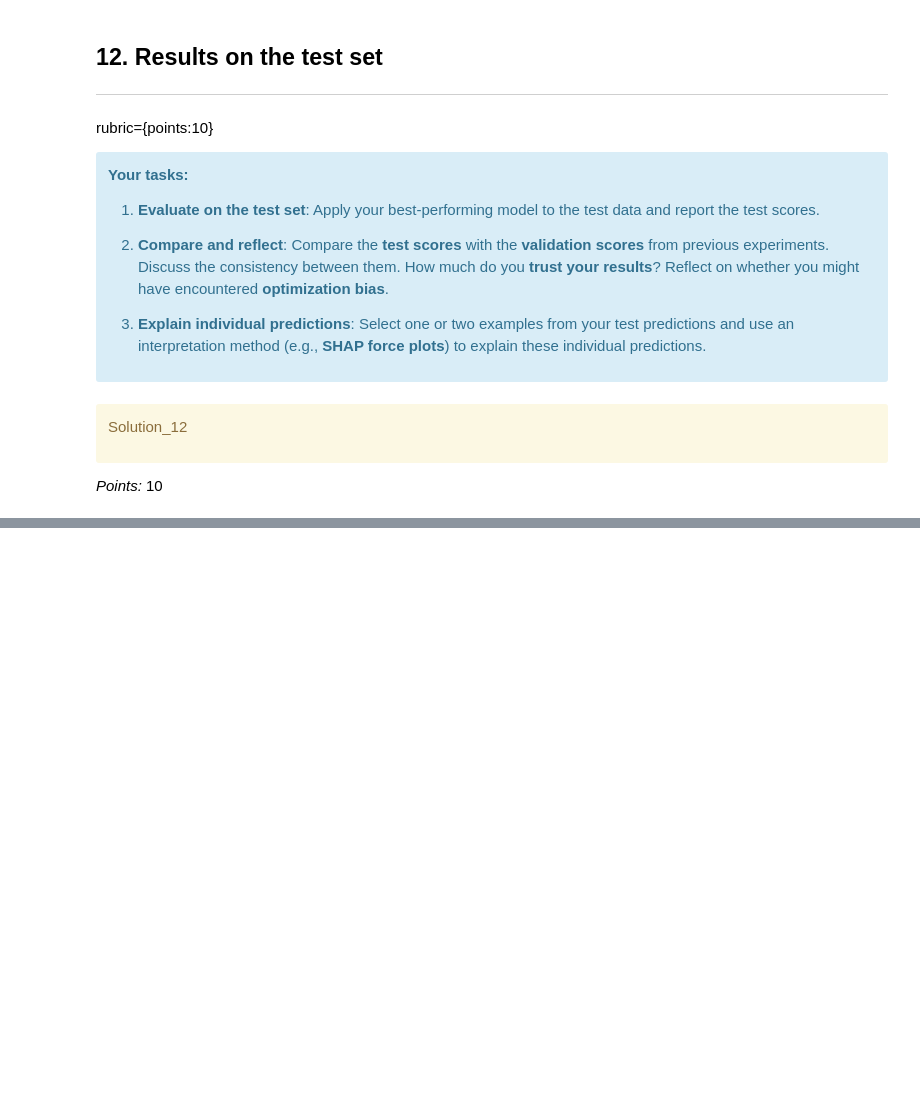
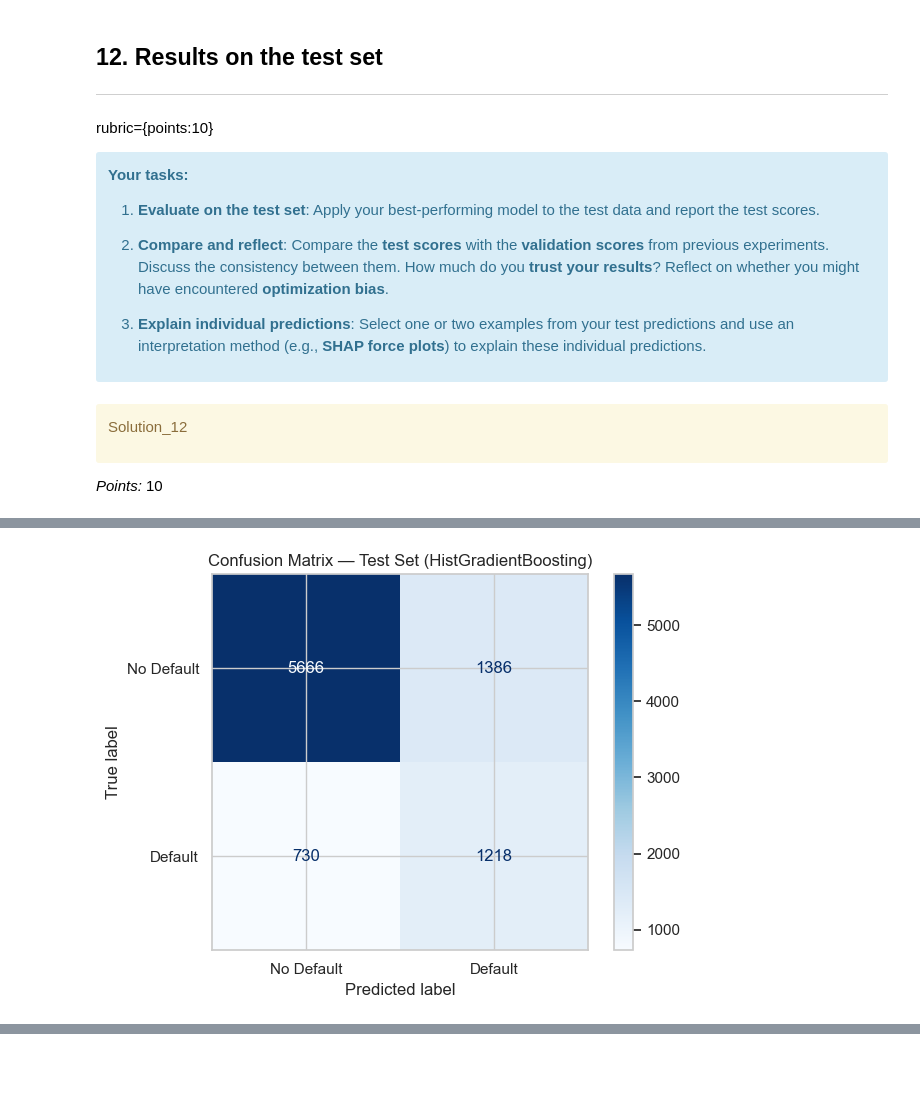
Before and after one commit to samintisar/CPSC330_HW5, a Jupyter notebook: hw5.ipynb, the cells around one changed output, grey strips where cells are left out. Saved outputs shown, nothing was run; the diff lists cells and outputs as text; code cells hidden in the pictures; blank space fills up the shorter version.

```diff
--- a/hw5.ipynb
+++ b/hw5.ipynb
@@ -1348,0 +1617,5 @@ Ellipsis
+# %%
+# Fit best model on full training data and evaluate on test set
+best_model.fit(X_train_processed, y_train)
+y_pred = best_model.predict(X_test_processed)
+y_prob = best_model.predict_proba(X_test_processed)[:, 1]
@@ -1348,0 +1653,10 @@ Ellipsis
+# %%
+# Confusion matrix
+cm = confusion_matrix(y_test, y_pred)
+disp = ConfusionMatrixDisplay(confusion_matrix=cm, display_labels=["No Default", "Default"])
+disp.plot(cmap="Blues")
+plt.title("Confusion Matrix — Test Set (HistGradientBoosting)")
+plt.tight_layout()
+plt.show()
+# %% [output]
+[figure, added]
```
Also changed, not shown: parts of 90 cells of this notebook.
